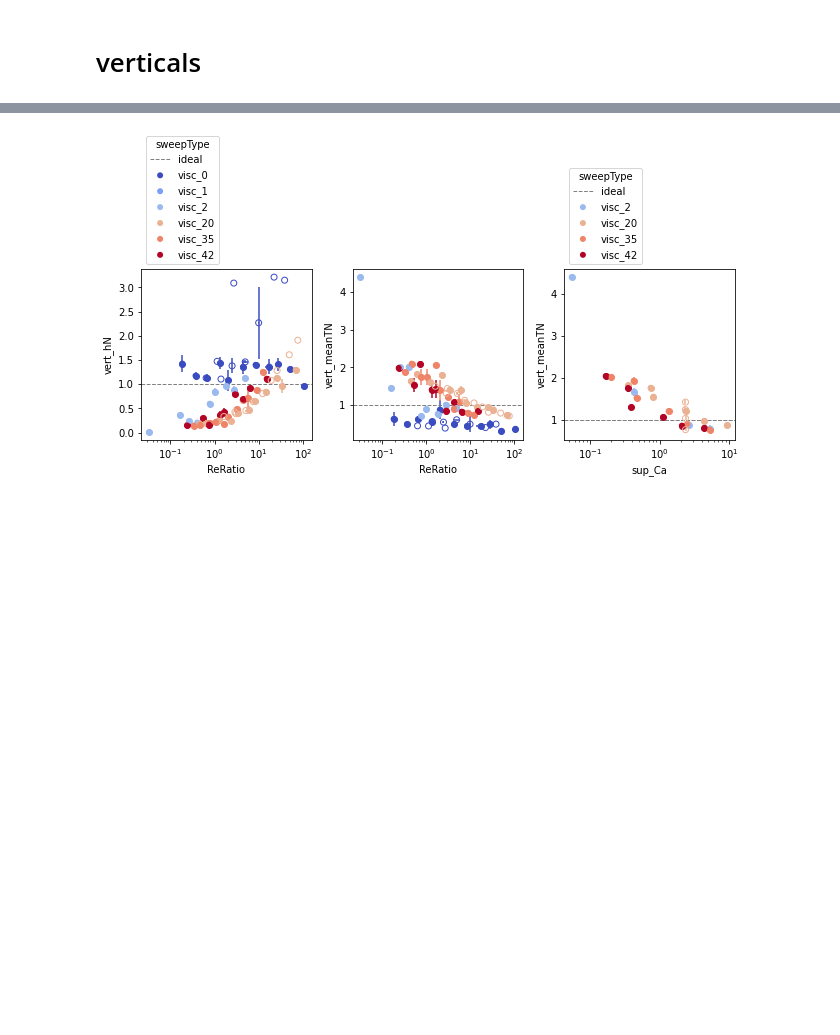
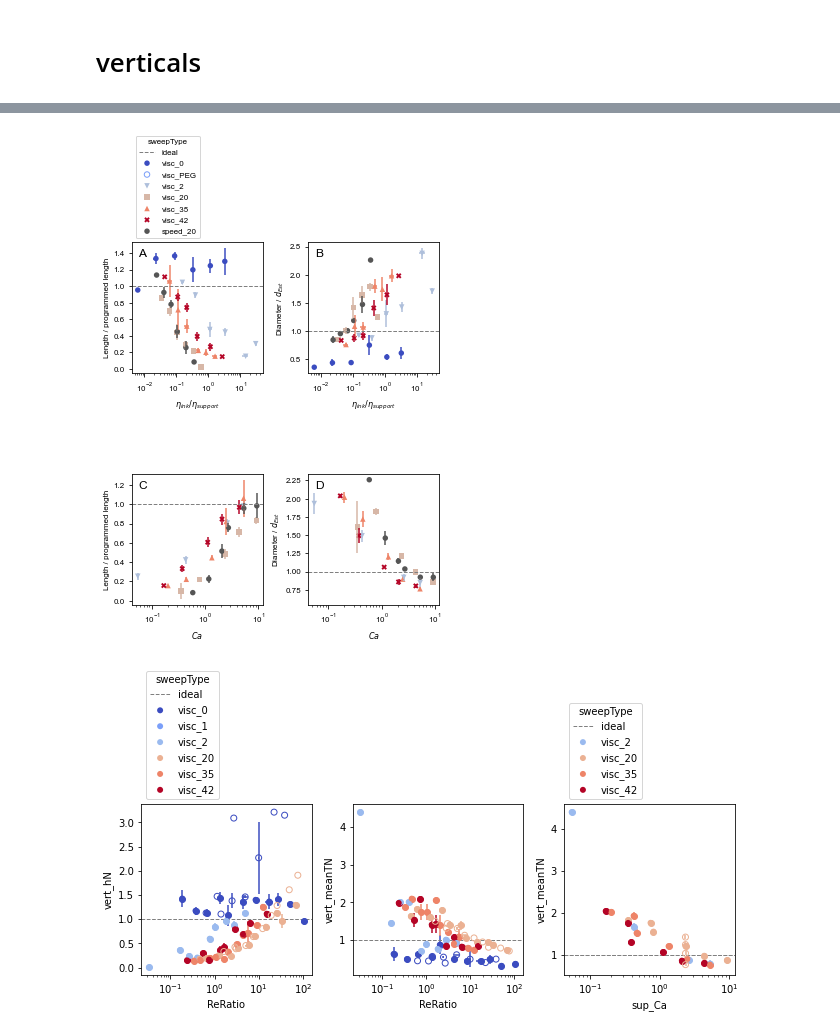
Before and after one commit to usnistgov/embedded3DPvids, a Jupyter notebook: ipynb/vidSummaries_vert.ipynb, the cells around one changed output, grey strips where cells are left out. Cells and saved outputs as stored; diff of their text form; code cells hidden in the pictures; blank space fills up the shorter version.

```diff
--- a/ipynb/vidSummaries_vert.ipynb
+++ b/ipynb/vidSummaries_vert.ipynb
@@ -105,3 +76,31 @@ for j,l in enumerate([['vert_hN', 'vert_meanTN'], ['vert_roughness', 'vert_stdev
+# %%
+ss1 = ss.copy()
+ss1 = ss1[ss1.ink_days==1]
+# ss1 = ss1[ss1.ink_base!='PEGDA_40']
+ss1 = ss1.sort_values(by='sigma')
+ss1.loc[(ss1.ink_base == 'PEGDA_40'),'viscRatio']=0
+ss1.loc[(ss1.ink_base == 'PEGDA_40'),'int_Ca']=0
+ss1.loc[ss1.sweepType=='speed_20_low_visc_ratio', 'sweepType']='speed_20'
+# ss1.vert_stdevTN = 1000*ss1.vert_stdevTN
+fs = 8
+ms = 30
+fig,axs = plt.subplots(2, 2,figsize=(5, 8))
+for j,l in enumerate(['vert_hN', 'vert_meanTN']):
+    for i,s in enumerate(['viscRatio', 'int_Ca']):
+        kwargs = {'fontsize':fs, 'markersize':ms, 'fig':fig, 'logx':True, 'logy':False, 'ax':axs[i][j], 'legend':((i==0)&(j==0)), 'dx':0.2}
+        mp.scatterSS(ss1[ss1.sweepType.str.startswith('visc')], s, l, 'sweepType', yideal=[1, 1, 0, 0][j], **kwargs)
+        mp.scatterSS(ss1[ss1.sweepType=='speed_20'], s, l, 'sweepType', color='#555555', **kwargs)
+    axs[0][j].set_xlabel('${\eta}_{ink}/{\eta}_{support}$', fontsize=fs)
+    axs[1][j].set_xlabel('$Ca$', fontsize=fs)
+for i in [0,1]:
+    axs[i][0].set_ylabel('Length / programmed length', fontsize=fs)
+    axs[i][1].set_ylabel('Diameter / $d_{Est}$', fontsize=fs)
+#     axs[i][2].set_ylabel('Variation in diameter / $d_{Est}$', fontsize=fs)
+mp.subFigureLabels(axs)
+fig.tight_layout()
+fig.savefig(os.path.join(cfg.path.fig, 'figures', 'vert_metrics.svg'), bbox_inches='tight', dpi=300)
+# %% [output]
+[figure, added]
 # %%
 ss0 = ss.copy()
 ss0 = ss0[ss0.ink_days==1]
```
Also changed, not shown: parts of 25 cells of this notebook, 13 other files.
